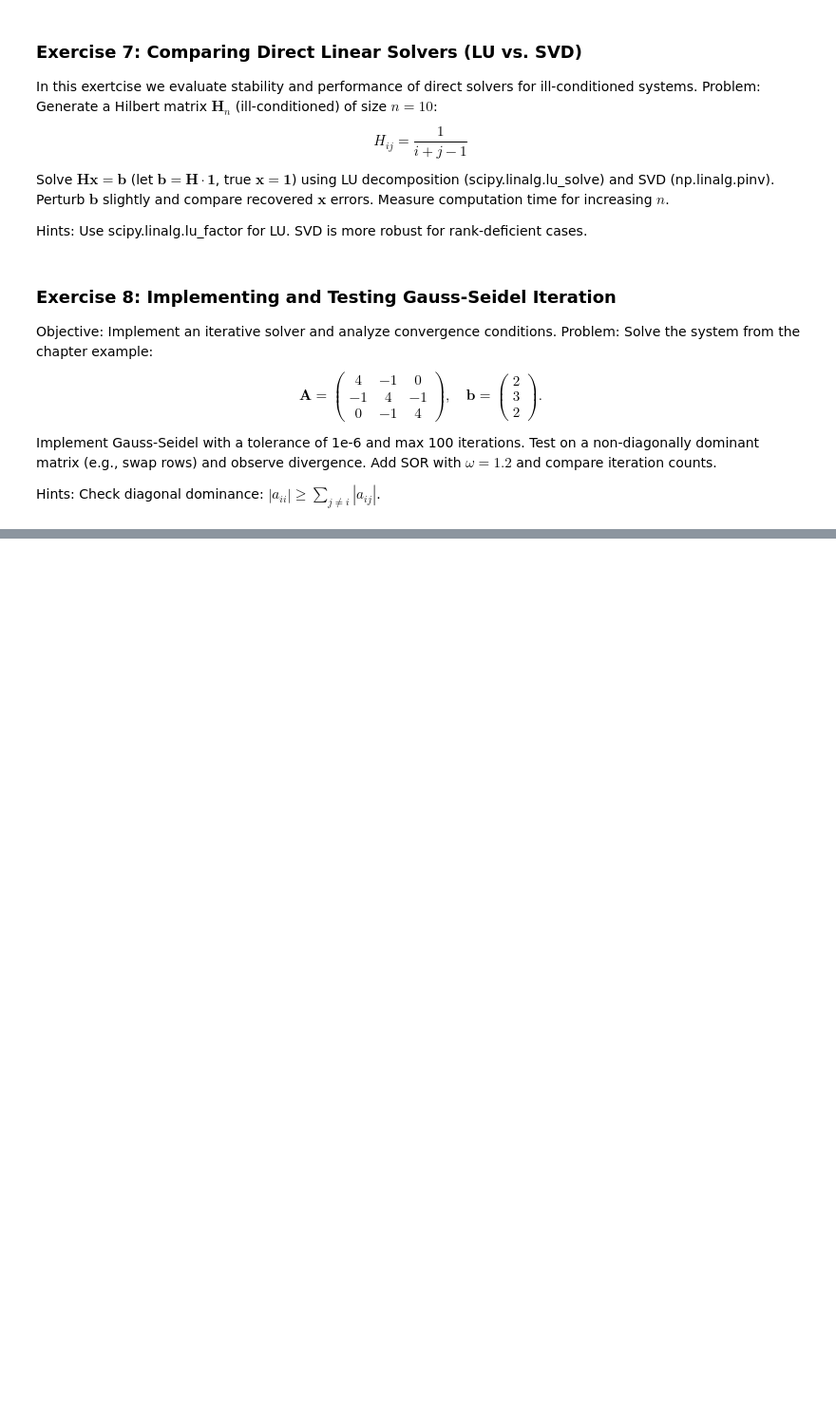
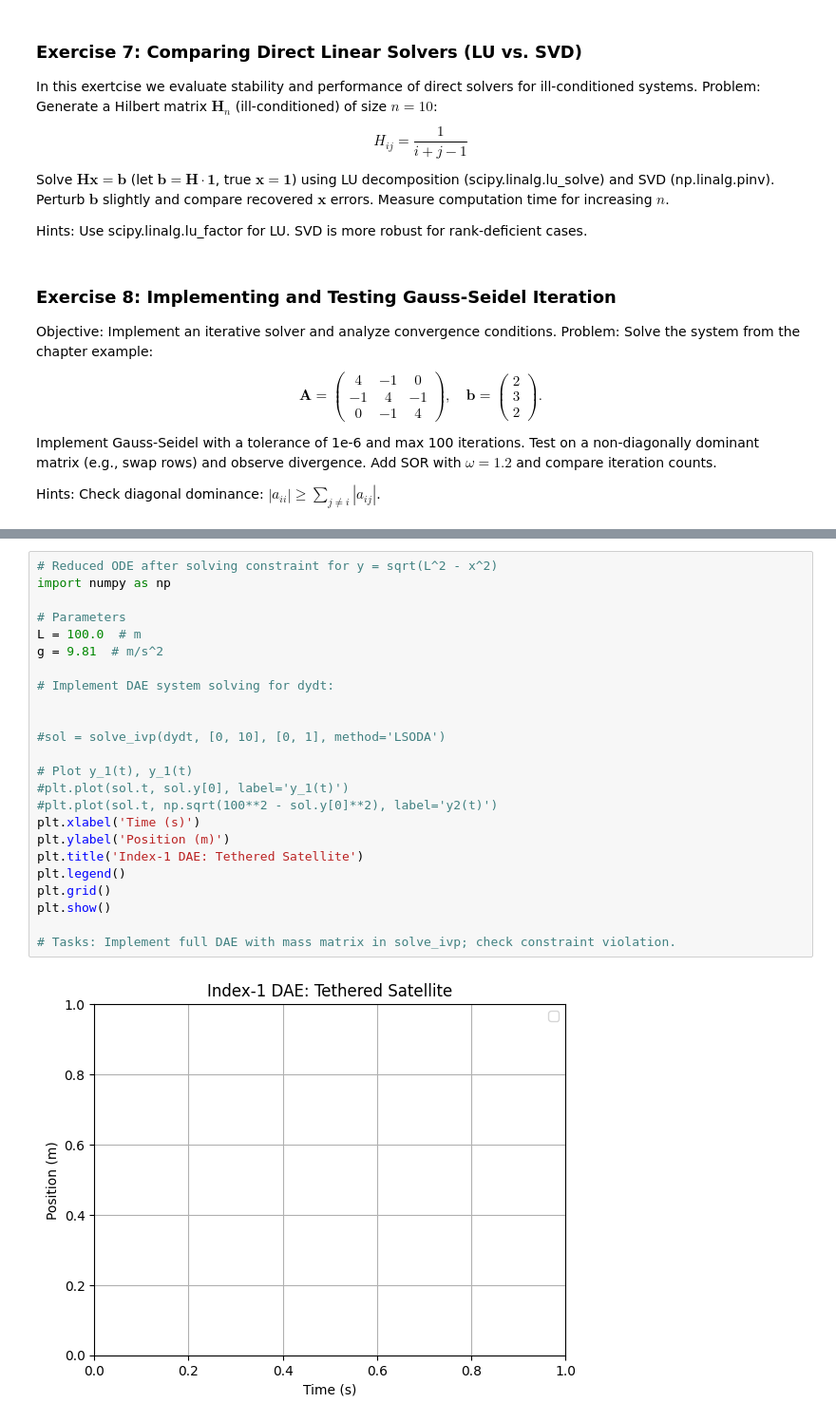
Before and after one commit to Leibniz-IWT/comp_eng, a Jupyter notebook: notebooks/06_tutorials-simulation.ipynb, the cells around one changed output, grey strips where cells are left out. Shown at 95% size. Cells and saved outputs as stored; diff of their text form; blank space fills up the shorter version.

```diff
--- a/notebooks/06_tutorials-simulation.ipynb
+++ b/notebooks/06_tutorials-simulation.ipynb
@@ -257,0 +400,26 @@ Hints: Check diagonal dominance: $|a_{ii}| \geq \sum_{j \neq i} |a_{ij}|$.
+# %%
+# Reduced ODE after solving constraint for y = sqrt(L^2 - x^2)
+import numpy as np
+
+# Parameters
+L = 100.0  # m
+g = 9.81  # m/s^2
+
+# Implement DAE system solving for dydt:
+
+
+#sol = solve_ivp(dydt, [0, 10], [0, 1], method='LSODA')
+
+# Plot y_1(t), y_1(t)
+#plt.plot(sol.t, sol.y[0], label='y_1(t)')
+#plt.plot(sol.t, np.sqrt(100**2 - sol.y[0]**2), label='y2(t)')
+plt.xlabel('Time (s)')
+plt.ylabel('Position (m)')
+plt.title('Index-1 DAE: Tethered Satellite')
+plt.legend()
+plt.grid()
+plt.show()
+
+# Tasks: Implement full DAE with mass matrix in solve_ivp; check constraint violation.
+# %% [output]
+[figure, added]
```
Also changed, not shown: parts of 11 cells of this notebook.
